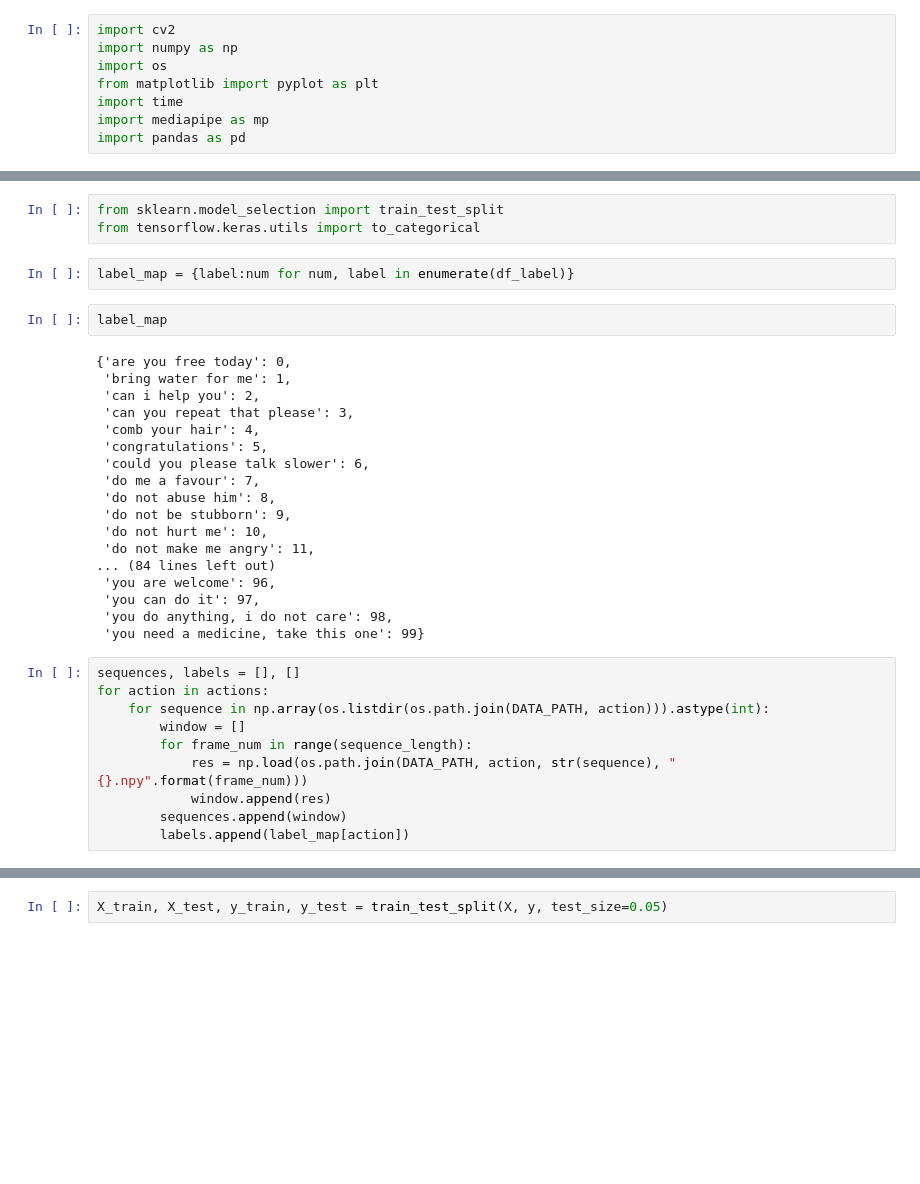
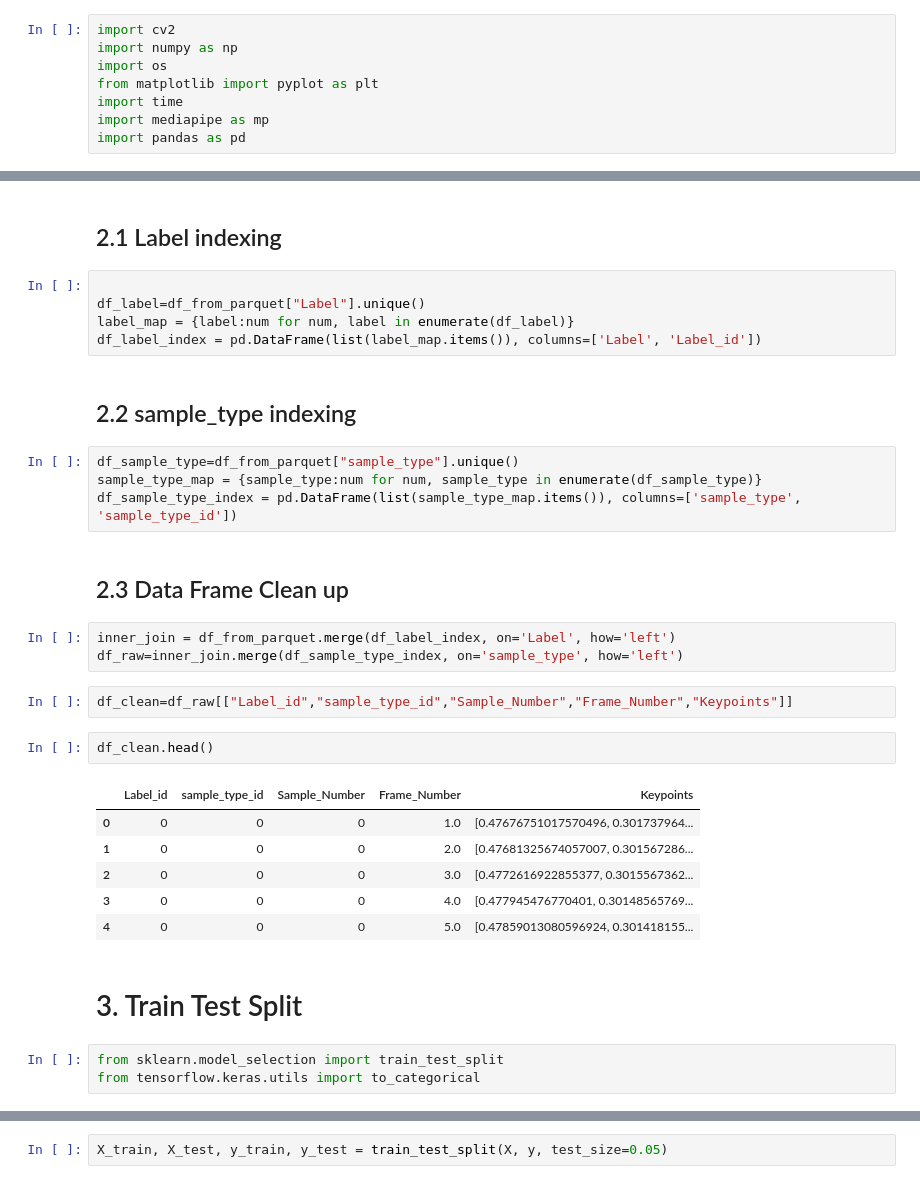
Before and after one commit to ranjan336/ISL_Pose_MediaPipe, a Jupyter notebook: Project/ISL/Model_Train_ISL.ipynb, the cells around one changed output, grey strips where cells are left out. Drawn from its saved outputs; the diff is of its cells as text; blank space fills up the shorter version.

```diff
--- a/Project/ISL/Model_Train_ISL.ipynb
+++ b/Project/ISL/Model_Train_ISL.ipynb
@@ -218,35 +155,34 @@ print(df_label)
+# %% [markdown]
+## 2.1 Label indexing
+# %%
+
+df_label=df_from_parquet["Label"].unique()
+label_map = {label:num for num, label in enumerate(df_label)}
+df_label_index = pd.DataFrame(list(label_map.items()), columns=['Label', 'Label_id'])
+# %% [markdown]
+## 2.2 sample_type indexing
+# %%
+df_sample_type=df_from_parquet["sample_type"].unique()
+sample_type_map = {sample_type:num for num, sample_type in enumerate(df_sample_type)}
+df_sample_type_index = pd.DataFrame(list(sample_type_map.items()), columns=['sample_type', 'sample_type_id'])
+# %% [markdown]
+## 2.3 Data Frame Clean up
+# %%
+inner_join = df_from_parquet.merge(df_label_index, on='Label', how='left')
+df_raw=inner_join.merge(df_sample_type_index, on='sample_type', how='left')
+# %%
+df_clean=df_raw[["Label_id","sample_type_id","Sample_Number","Frame_Number","Keypoints"]]
+# %%
+df_clean.head()
+# %% [output]
+|  | Label_id | sample_type_id | Sample_Number | Frame_Number | Keypoints |
+| 0 | 0 | 0 | 0 | 1.0 | [0.47676751017570496, 0.301737964... |
+| 1 | 0 | 0 | 0 | 2.0 | [0.47681325674057007, 0.301567286... |
+| 2 | 0 | 0 | 0 | 3.0 | [0.4772616922855377, 0.3015567362... |
+| 3 | 0 | 0 | 0 | 4.0 | [0.477945476770401, 0.30148565769... |
+| 4 | 0 | 0 | 0 | 5.0 | [0.47859013080596924, 0.301418155... |
+# %% [markdown]
+# 3. Train Test Split
 # %%
 from sklearn.model_selection import train_test_split
 from tensorflow.keras.utils import to_categorical
-# %%
-label_map = {label:num for num, label in enumerate(df_label)}
-# %%
-label_map
-# %% [output]
-{'are you free today': 0,
- 'bring water for me': 1,
- 'can i help you': 2,
- 'can you repeat that please': 3,
- 'comb your hair': 4,
- 'congratulations': 5,
- 'could you please talk slower': 6,
- 'do me a favour': 7,
- 'do not abuse him': 8,
- 'do not be stubborn': 9,
- 'do not hurt me': 10,
- 'do not make me angry': 11,
-... (84 lines left out)
- 'you are welcome': 96,
- 'you can do it': 97,
- 'you do anything, i do not care': 98,
- 'you need a medicine, take this one': 99}
-# %%
-sequences, labels = [], []
-for action in actions:
-    for sequence in np.array(os.listdir(os.path.join(DATA_PATH, action))).astype(int):
-        window = []
-        for frame_num in range(sequence_length):
-            res = np.load(os.path.join(DATA_PATH, action, str(sequence), "{}.npy".format(frame_num)))
-            window.append(res)
-        sequences.append(window)
-        labels.append(label_map[action])
```
Also changed, not shown: parts of 38 cells of this notebook, 1 other file.
